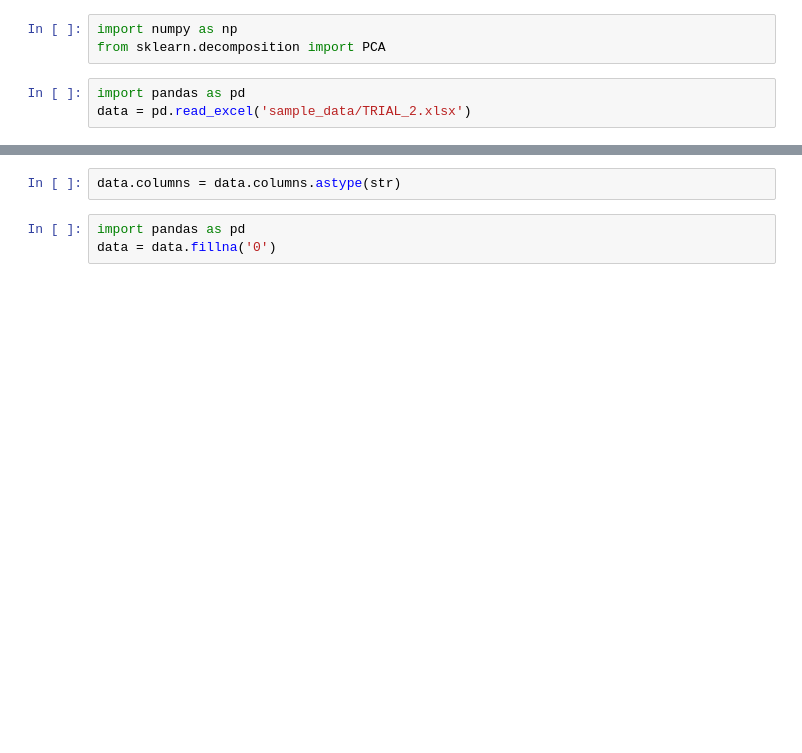
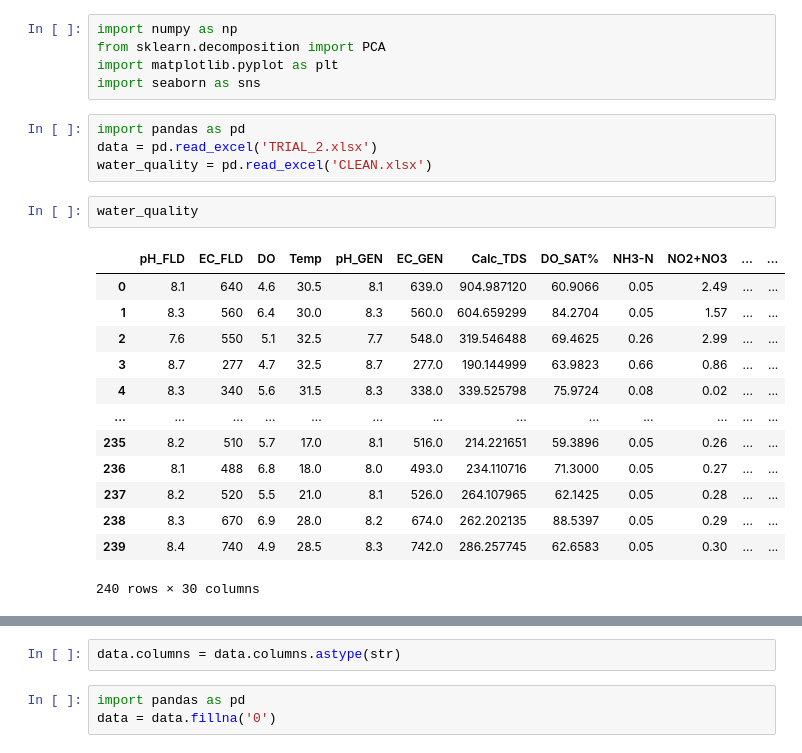
Before and after one commit to mihika10/WQI, a Jupyter notebook: Trial1.ipynb, the cells around one changed output, grey strips where cells are left out. Cells and saved outputs as stored; diff of their text form; blank space fills up the shorter version.

```diff
--- a/Trial1.ipynb
+++ b/Trial1.ipynb
@@ -3,6 +3,25 @@
 # %%
 import numpy as np
 from sklearn.decomposition import PCA
+import matplotlib.pyplot as plt
+import seaborn as sns
 # %%
 import pandas as pd
-data = pd.read_excel('sample_data/TRIAL_2.xlsx')
+data = pd.read_excel('TRIAL_2.xlsx')
+water_quality = pd.read_excel('CLEAN.xlsx')
+# %%
+water_quality
+# %% [output]
+|  | pH_FLD | EC_FLD | DO | Temp | pH_GEN | EC_GEN | Calc_TDS | DO_SAT% | NH3-N | NO2+NO3 | ... | ... |
+| 0 | 8.1 | 640 | 4.6 | 30.5 | 8.1 | 639.0 | 904.987120 | 60.9066 | 0.05 | 2.49 | ... | ... |
+| 1 | 8.3 | 560 | 6.4 | 30.0 | 8.3 | 560.0 | 604.659299 | 84.2704 | 0.05 | 1.57 | ... | ... |
+| 2 | 7.6 | 550 | 5.1 | 32.5 | 7.7 | 548.0 | 319.546488 | 69.4625 | 0.26 | 2.99 | ... | ... |
+| 3 | 8.7 | 277 | 4.7 | 32.5 | 8.7 | 277.0 | 190.144999 | 63.9823 | 0.66 | 0.86 | ... | ... |
+| 4 | 8.3 | 340 | 5.6 | 31.5 | 8.3 | 338.0 | 339.525798 | 75.9724 | 0.08 | 0.02 | ... | ... |
+| ... | ... | ... | ... | ... | ... | ... | ... | ... | ... | ... | ... | ... |
+| 235 | 8.2 | 510 | 5.7 | 17.0 | 8.1 | 516.0 | 214.221651 | 59.3896 | 0.05 | 0.26 | ... | ... |
+| 236 | 8.1 | 488 | 6.8 | 18.0 | 8.0 | 493.0 | 234.110716 | 71.3000 | 0.05 | 0.27 | ... | ... |
+| 237 | 8.2 | 520 | 5.5 | 21.0 | 8.1 | 526.0 | 264.107965 | 62.1425 | 0.05 | 0.28 | ... | ... |
+| 238 | 8.3 | 670 | 6.9 | 28.0 | 8.2 | 674.0 | 262.202135 | 88.5397 | 0.05 | 0.29 | ... | ... |
+| 239 | 8.4 | 740 | 4.9 | 28.5 | 8.3 | 742.0 | 286.257745 | 62.6583 | 0.05 | 0.30 | ... | ... |
+240 rows × 30 columns
```
Also changed, not shown: parts of 1 cell of this notebook.
